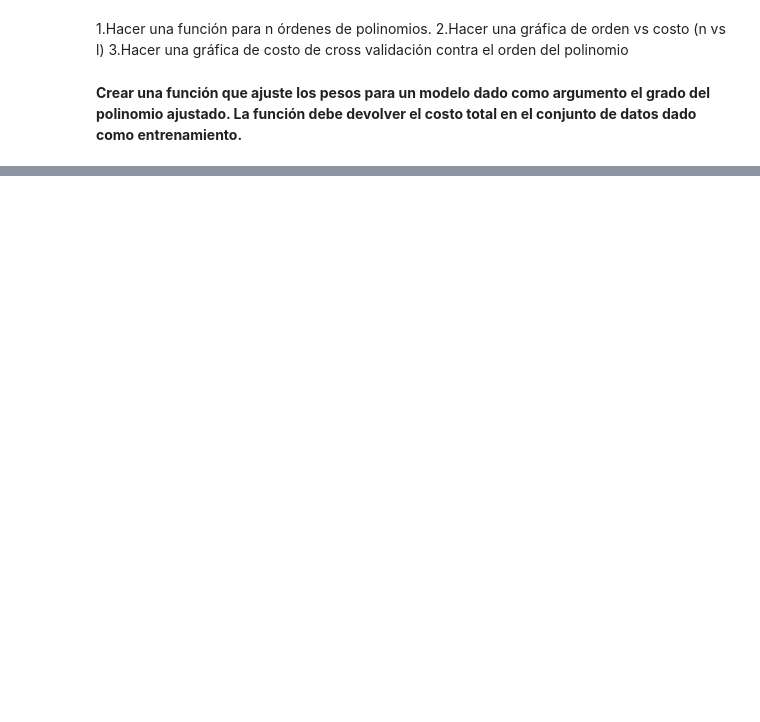
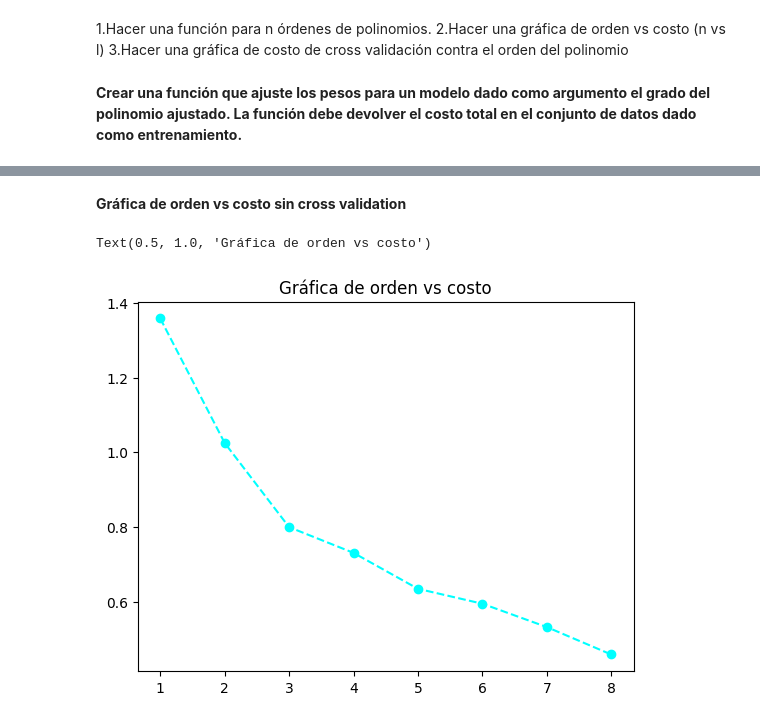
Before and after one commit to DCI-alxogm/ml2023-BlackPuma075, a Jupyter notebook: Ago_25_26/Ejercicios.ipynb, the cells around one changed output, grey strips where cells are left out. Cells and saved outputs as stored; diff of their text form; code cells hidden in the pictures; blank space fills up the shorter version.

```diff
--- a/Ago_25_26/Ejercicios.ipynb
+++ b/Ago_25_26/Ejercicios.ipynb
@@ -151,0 +69,18 @@ plt.grid()
+# %% [markdown]
+**Gráfica de orden vs costo sin cross validation**
+# %%
+norder = 8
+norder_l = [1,2,3,4,5,6,7,8]
+x_test = np.linspace(0,30,100)
+f_cost = np.ones_like(norder_l, dtype = float)
+
+for n in range(1, norder+1):
+  w_test,cost = w_n(x_norm,y,n)
+  f_cost[n-1] = cost
+plt.plot(norder_l,f_cost, '--o', color = 'cyan')
+#plt.xlabel('Orden')
+#plt.ylabel('Costo')
+plt.title('Gráfica de orden vs costo')
+# %% [output]
+Text(0.5, 1.0, 'Gráfica de orden vs costo')
+[figure, added]
```
Also changed, not shown: parts of 12 cells of this notebook.
